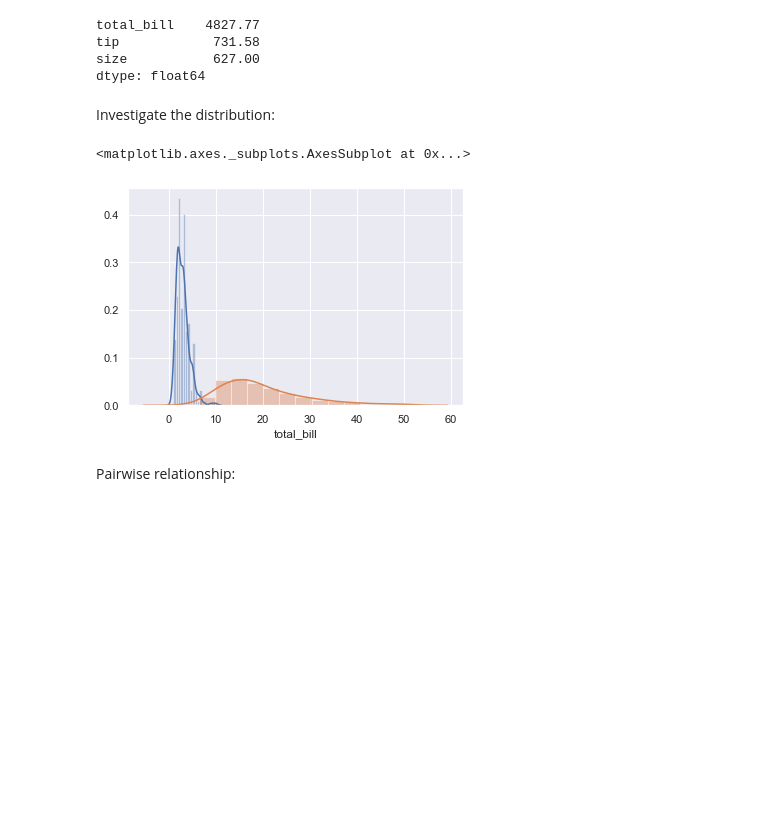
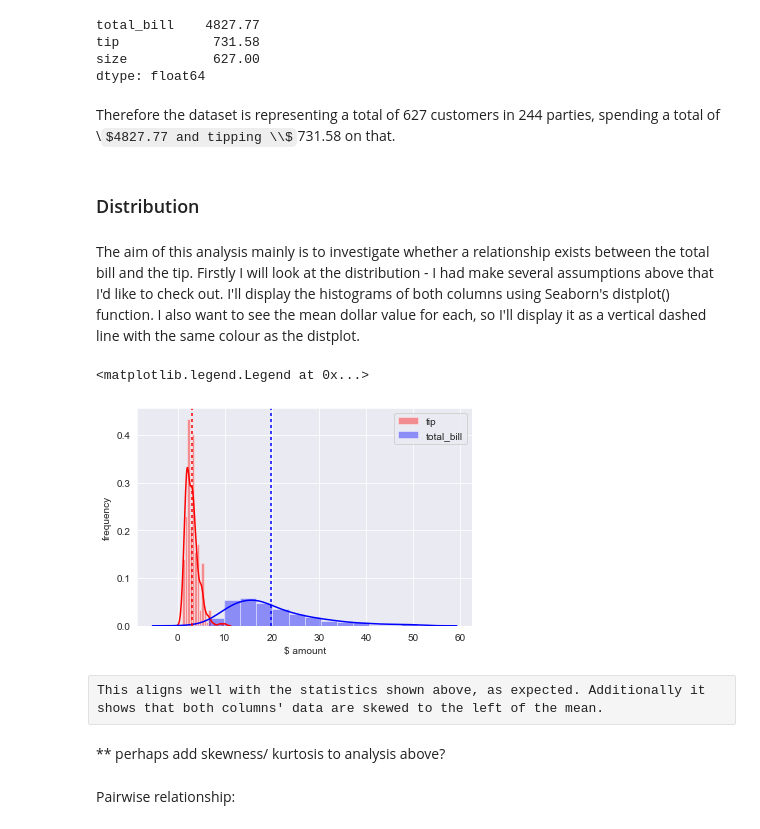
Before and after one commit to Pmcg1/FoDA_Project_2019, a Jupyter notebook: FoDA_Assessment_2019.ipynb, the cells around one changed output. Drawn from its saved outputs; the diff is of its cells as text; code cells hidden in the pictures; some formulas as TeX source; blank space fills up the shorter version.

Commit message:
updates to layout, major additions to the Description section

```diff
--- a/FoDA_Assessment_2019.ipynb
+++ b/FoDA_Assessment_2019.ipynb
@@ -23,0 +22,6 @@ Check the head and tail for any obvious problems, then produce descriptive stati
+# %%
+# Control Seaborn aesthetics
+# Use darkplot plot style for contrast
+sns.set_style("darkgrid")
+# Set the default colour palette
+sns.set_palette("colorblind")
@@ -23,0 +30,2 @@ Check the head and tail for any obvious problems, then produce descriptive stati
+# %%
+df = sns.load_dataset("tips")
@@ -62,17 +94,30 @@ total_bill    4827.77
 tip            731.58
 size           627.00
 dtype: float64
-# %%
-sns.set(style="darkgrid")
-# %% [markdown]
-Investigate the distribution:
-# %%
-# Visualising the distribution of the numerical columns (total_bill and tip)
-sns.distplot(df['tip'])
-sns.distplot(df['total_bill'])
-# %% [output]
-<matplotlib.axes._subplots.AxesSubplot at 0x...>
-[figure, removed]
+# %% [markdown]
+Therefore the dataset is representing a total of 627 customers in 244 parties, spending a total of \\$4827.77 and tipping \\$731.58 on that.
+# %% [markdown]
+### Distribution
+# %% [markdown]
+The aim of this analysis mainly is to investigate whether a relationship exists between the total bill and the tip. Firstly I will look at the distribution - I had make several assumptions above that I'd like to check out. I'll display the histograms of both columns using Seaborn's distplot() function. I also want to see the mean dollar value for each, so I'll display it as a vertical dashed line with the same colour as the distplot.
+# %%
+# Visualising the distribution of the total_bill and tip columns
+sns.distplot(df['tip'], label = "tip", color = 'r')
+sns.distplot(df['total_bill'], label = "total_bill", color = 'b')
+#sns.distplot(df['size'], label = "size")
+plt.xlabel("$ amount")
+plt.ylabel("frequency")
+
+plt.axvline(x = np.mean(df['tip']), color = 'r', dashes=(2,2,2,2))
+plt.axvline(x = np.mean(df['total_bill']), color = 'b', dashes=(2,2,2,2))
+plt.legend()
+# %% [output]
+<matplotlib.legend.Legend at 0x...>
+[figure, added]
+# %% [raw]
+This aligns well with the statistics shown above, as expected. Additionally it shows that both columns' data are skewed to the left of the mean.
+# %% [markdown]
+** perhaps add skewness/ kurtosis to analysis above?
 # %% [markdown]
 Pairwise relationship:
 # %%
```
Also changed, not shown: parts of 20 cells of this notebook.
